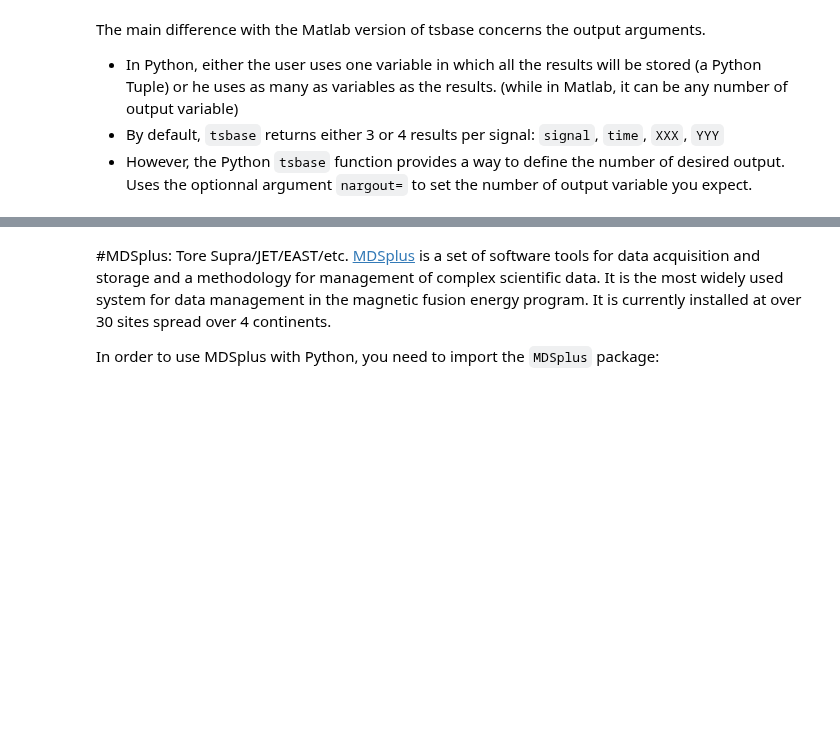
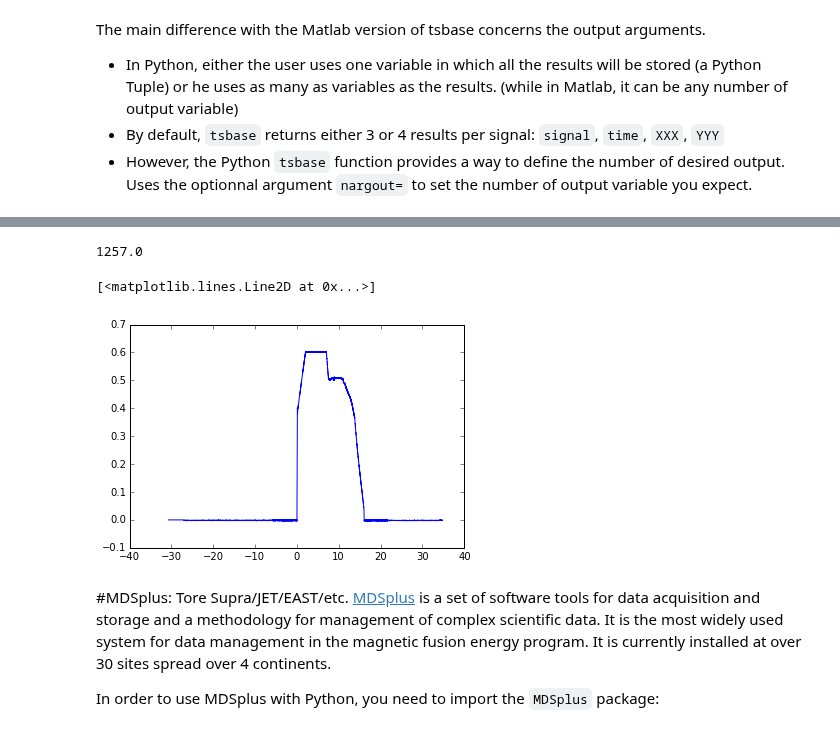
Before and after one commit to jhillairet/Python_Course_For_Fusion, a Jupyter notebook: 5-Fusion_data.ipynb, the cells around one changed output, grey strips where cells are left out. Drawn from its saved outputs; the diff is of its cells as text; code cells hidden in the pictures; blank space fills up the shorter version.

```diff
--- a/5-Fusion_data.ipynb
+++ b/5-Fusion_data.ipynb
@@ -83,9 +127,16 @@ ti = pywed.tsmat(34567,'IGNITRON|1')
 # %%
+# Another example of advanced signal request
 diag = ['DPOLO ','EXP-T-S ']
 obj = ['SIPMES ','GENERAL ']
 param = [' ','ITOR ']
 mode = '-;'
 Ip,t,p = pywed.tsmat(34567,diag,obj,param,mode)
+print(p)
+plot(t, Ip)
+# %% [output]
+1257.0
+[<matplotlib.lines.Line2D at 0x...>]
+[figure, added]
 # %% [markdown]
 #MDSplus: Tore Supra/JET/EAST/etc.
 [MDSplus](http://www.mdsplus.org/) is a set of software tools for data acquisition and storage and a methodology for management of complex scientific data. It is the most widely used system for data management in the magnetic fusion energy program. It is currently installed at over 30 sites spread over 4 continents.
```
Also changed, not shown: parts of 23 cells of this notebook.
